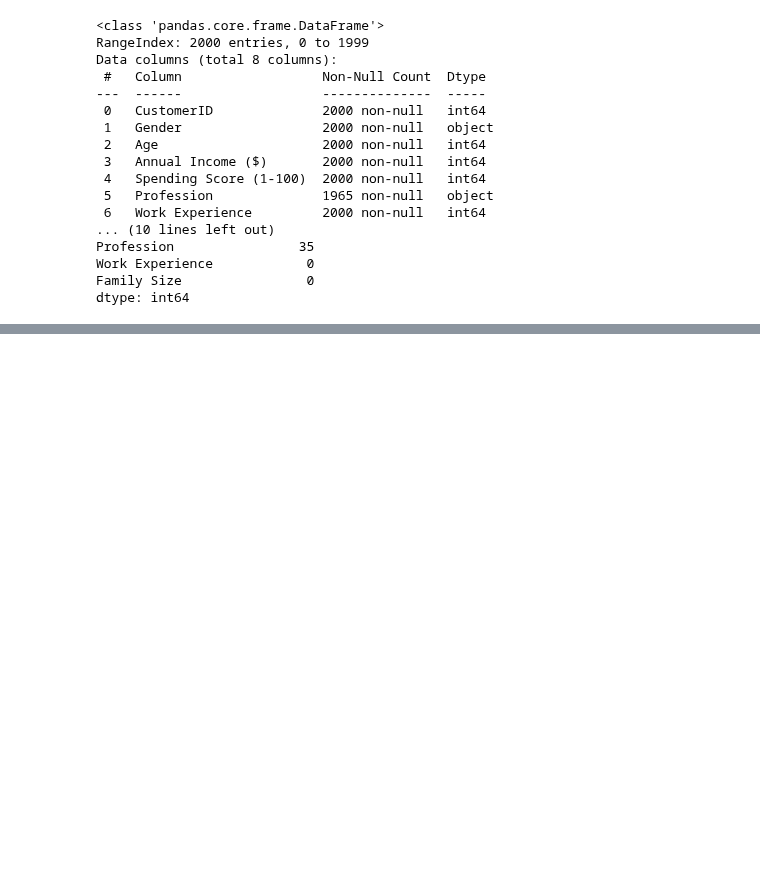
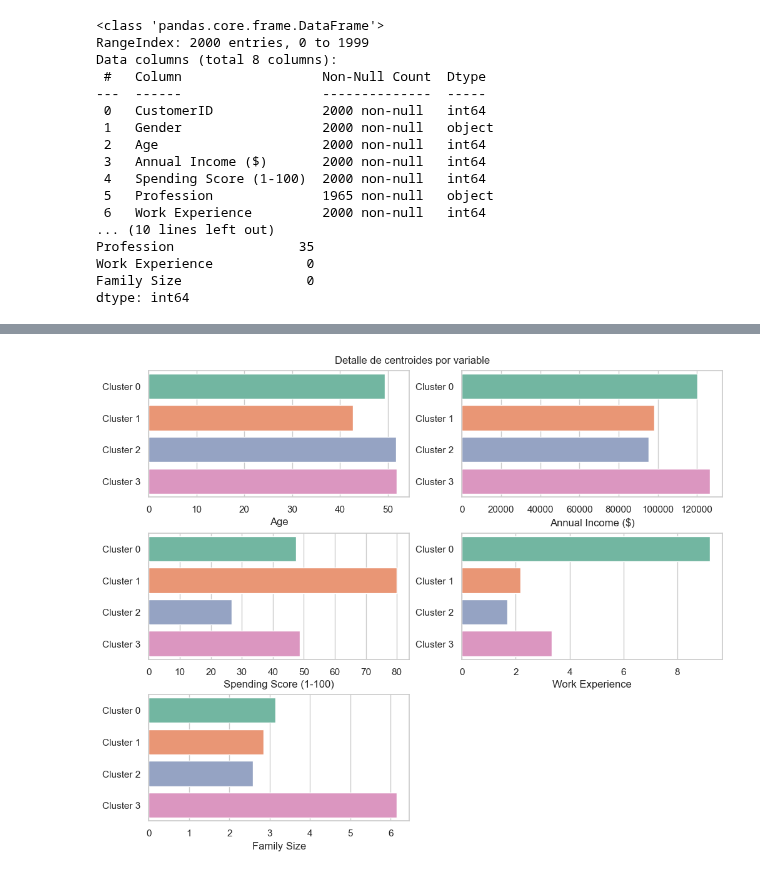
Before and after one commit to DannyV1992/curso_mineria_de_datos, a Jupyter notebook: Tareas/Tarea_6/1_Customers.ipynb, the cells around one changed output, grey strips where cells are left out. Saved outputs shown, nothing was run; the diff lists cells and outputs as text; code cells hidden in the pictures; blank space fills up the shorter version.

```diff
--- a/Tareas/Tarea_6/1_Customers.ipynb
+++ b/Tareas/Tarea_6/1_Customers.ipynb
@@ -523,0 +245,7 @@ cluster
+# %%
+# Detalle por variable: un panel por variable comparando todos los clusters
+# (función bar_plot_detail del notebook Clase 8 - Kmeans.ipynb)
+fig = bar_plot_detail(centros_orig, list(FEATURES), figsize=(10, 8))
+plt.show()
+# %% [output]
+[figure, added]
```
Also changed, not shown: parts of 87 cells of this notebook, 3 other files.
